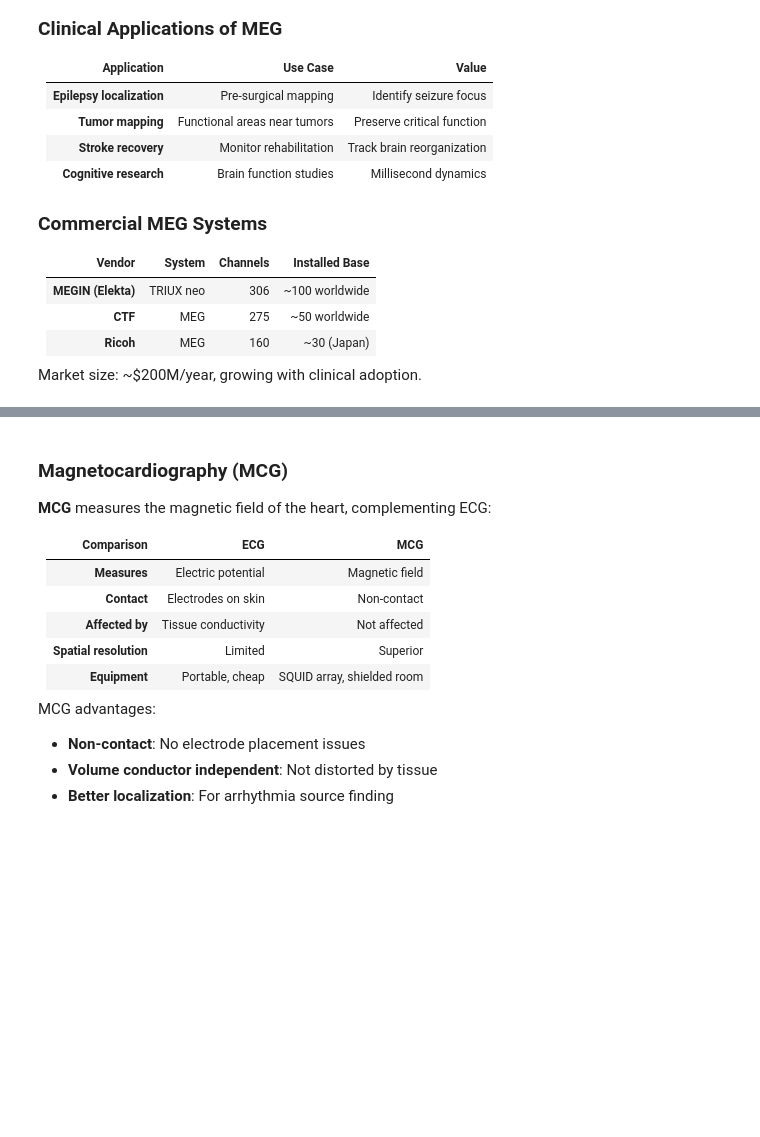
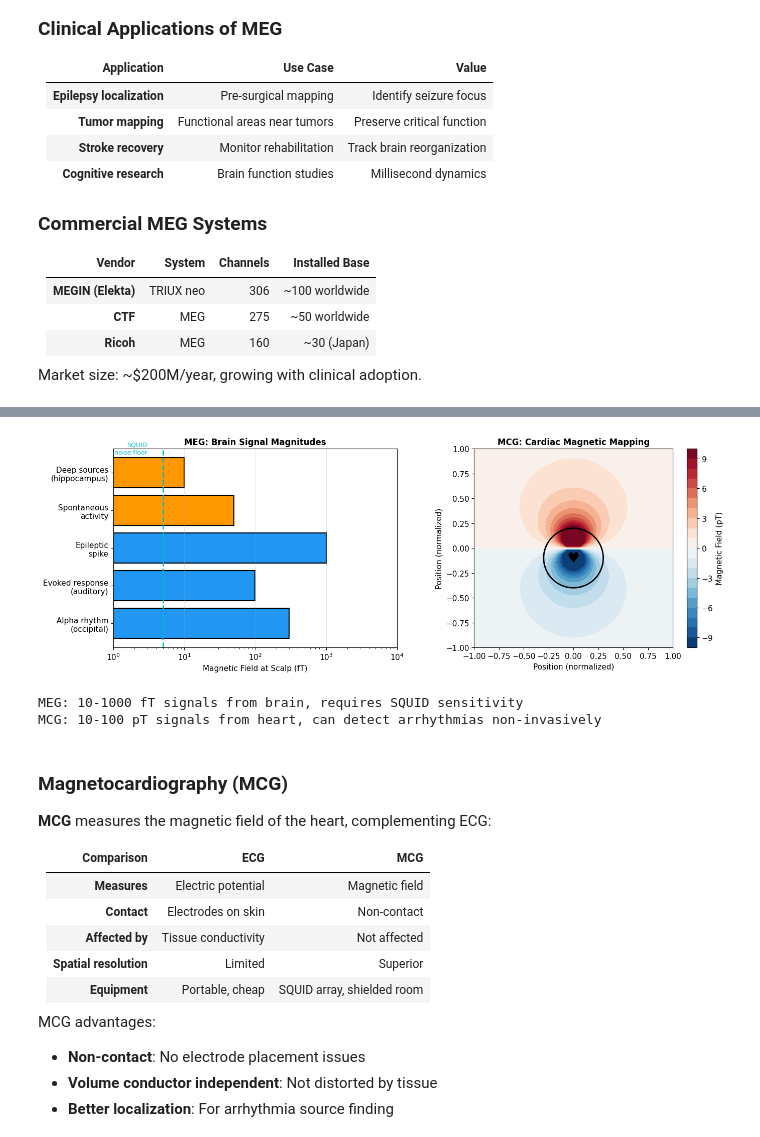
Before and after one commit to Adiabatic-Machines/sce-futures, a Jupyter notebook: notebooks/12_classical_applications.ipynb, the cells around one changed output, grey strips where cells are left out. Cells and saved outputs as stored; diff of their text form; code cells hidden in the pictures; blank space fills up the shorter version.

```diff
--- a/notebooks/12_classical_applications.ipynb
+++ b/notebooks/12_classical_applications.ipynb
@@ -772,3 +726,61 @@ print("MCG: 10-100 pT signals from heart, can detect arrhythmias non-invasively"
+# %%
+# Visualize: MEG and MCG signal ranges
+fig, (ax1, ax2) = plt.subplots(1, 2, figsize=(14, 5))
+
+# Left: Brain signal sources and magnetic fields
+sources = ['Alpha rhythm\n(occipital)', 'Evoked response\n(auditory)', 'Epileptic\nspike',
+           'Spontaneous\nactivity', 'Deep sources\n(hippocampus)']
+fields = [300, 100, 1000, 50, 10]  # femtoTesla
+
+colors = [COLORS['primary'] if f > 50 else COLORS['secondary'] for f in fields]
+bars = ax1.barh(sources, fields, color=colors, edgecolor='black', linewidth=1.5)
+ax1.set_xlabel('Magnetic Field at Scalp (fT)', fontsize=11)
+ax1.set_title('MEG: Brain Signal Magnitudes', fontsize=12, fontweight='bold')
+ax1.set_xscale('log')
+ax1.set_xlim(1, 10000)
+ax1.grid(True, alpha=0.3, axis='x')
+
+# SQUID sensitivity line
+ax1.axvline(x=5, color=COLORS['superconducting'], linestyle='--', linewidth=2)
+ax1.text(3, 4.5, 'SQUID\nnoise floor', fontsize=9, ha='right',
+        color=COLORS['superconducting'])
+
+# Right: MCG - heart signals
+ax2.set_title('MCG: Cardiac Magnetic Mapping', fontsize=12, fontweight='bold')
+
+# Heart magnetic field map (simplified)
+x = np.linspace(-1, 1, 50)
+y = np.linspace(-1, 1, 50)
+X, Y = np.meshgrid(x, y)
+
+# Dipole field pattern (simplified)
+R = np.sqrt(X**2 + Y**2) + 0.1
+theta = np.arctan2(Y, X)
+Bz = np.sin(theta) / R**2
+Bz = np.clip(Bz, -10, 10)
+
+im = ax2.contourf(X, Y, Bz, levels=20, cmap='RdBu_r')
+ax2.set_xlabel('Position (normalized)', fontsize=11)
+ax2.set_ylabel('Position (normalized)', fontsize=11)
+ax2.set_aspect('equal')
+
+# Heart outline
+heart_x = 0.3 * np.sin(np.linspace(0, 2*np.pi, 100))
+heart_y = 0.3 * np.cos(np.linspace(0, 2*np.pi, 100))
+ax2.plot(heart_x, heart_y - 0.1, 'k-', linewidth=2)
+ax2.text(0, -0.1, '♥', fontsize=20, ha='center', va='center')
+
+cbar = plt.colorbar(im, ax=ax2, label='Magnetic Field (pT)')
+
+plt.tight_layout()
+plt.show()
+
+print("MEG: 10-1000 fT signals from brain, requires SQUID sensitivity")
+print("MCG: 10-100 pT signals from heart, can detect arrhythmias non-invasively")
+# %% [output]
+[figure, added]
+MEG: 10-1000 fT signals from brain, requires SQUID sensitivity
+MCG: 10-100 pT signals from heart, can detect arrhythmias non-invasively
 # %% [markdown]
 ### Magnetocardiography (MCG)
 
```
Also changed, not shown: parts of 9 cells of this notebook.
